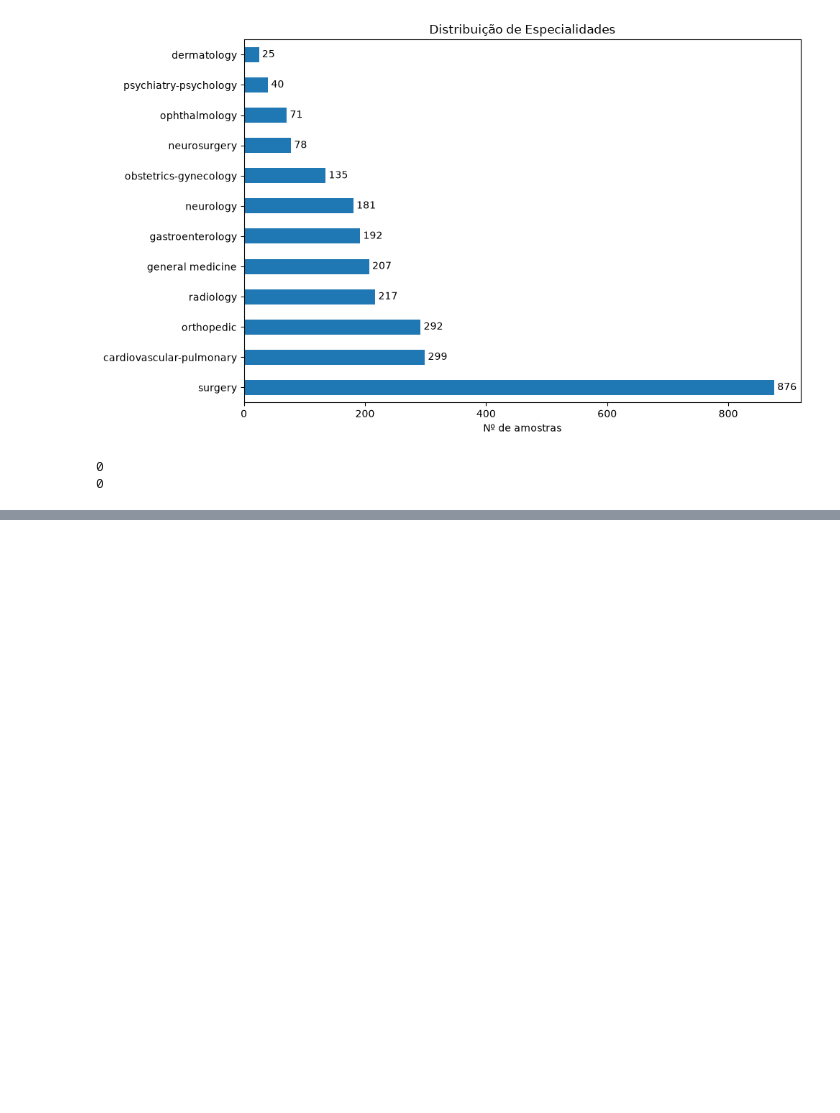
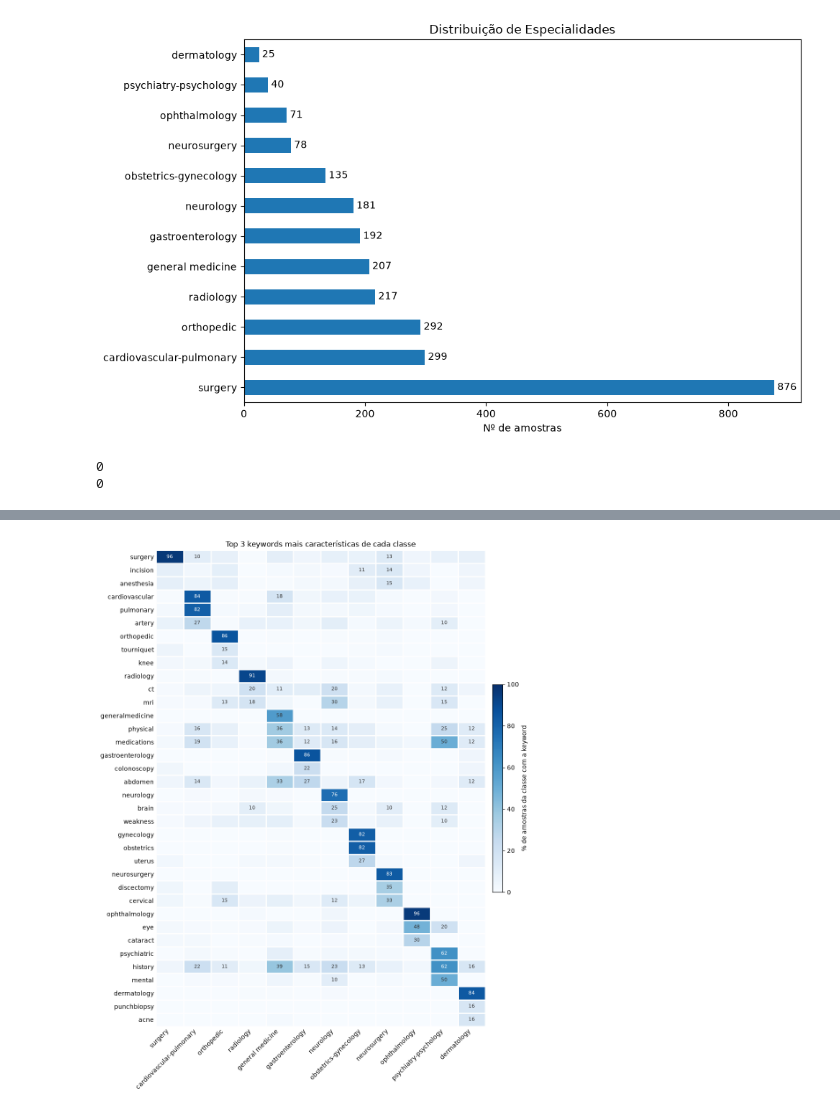
Before and after one commit to PedroM4rques/NaturalLanguage, a Jupyter notebook: data/explore_data.ipynb, the cells around one changed output, grey strips where cells are left out. Saved outputs shown, nothing was run; the diff lists cells and outputs as text; code cells hidden in the pictures; blank space fills up the shorter version.

Commit message:
More cleaning and improving keywords

```diff
--- a/data/explore_data.ipynb
+++ b/data/explore_data.ipynb
@@ -79,0 +80,48 @@ plot_keywords_dist({'Train': train_df, 'Test': test_df})
+# %%
+def plot_keywords_per_class(df: pd.DataFrame, top_n: int = 3):
+    kw = df.assign(keyword=df['keywords'].str.split(',')).explode('keyword')
+    kw = kw[kw['keyword'] != ''].reset_index()[['index', 'medical_specialty', 'keyword']].drop_duplicates()
+
+    class_size = df['medical_specialty'].value_counts()
+
+    # nº de amostras de cada classe que contêm a keyword
+    in_cls = pd.crosstab(kw['keyword'], kw['medical_specialty'])[class_size.index]
+    total  = in_cls.sum(axis=1)
+
+    # % na classe vs % no resto das classes
+    share   = in_cls.div(class_size, axis=1) * 100
+    outside = in_cls.rsub(total, axis=0).div(len(df) - class_size, axis=1) * 100
+    lift    = share - outside
+
+    # top_n keywords mais características de cada classe (sem repetir)
+    selected = []
+    for cls in class_size.index:
+        selected += [k for k in lift[cls].sort_values(ascending=False).index if k not in selected][:top_n]
+
+    data = share.loc[selected]
+
+    fig, ax = plt.subplots(figsize=(10, len(selected) * 0.3 + 2))
+    im = ax.imshow(data, cmap='Blues', vmin=0, vmax=100, aspect='auto')
+
+    ax.set_xticks(range(len(data.columns)), data.columns, rotation=45, ha='right')
+    ax.set_yticks(range(len(data.index)), data.index)
+    ax.set_xticks(np.arange(-.5, len(data.columns)), minor=True)
+    ax.set_yticks(np.arange(-.5, len(data.index)), minor=True)
+    ax.grid(which='minor', color='white', linewidth=2)
+    ax.tick_params(which='both', length=0)
+    ax.spines[:].set_visible(False)
+
+    for i in range(len(data.index)):
+        for j in range(len(data.columns)):
+            v = data.iat[i, j]
+            if v >= 10:
+                ax.text(j, i, f'{v:.0f}', ha='center', va='center', fontsize=8, color='white' if v > 60 else '#333333')
+
+    fig.colorbar(im, ax=ax, fraction=0.03, pad=0.02, label="% de amostras da classe com a keyword")
+    ax.set_title(f"Top {top_n} keywords mais características de cada classe")
+    plt.tight_layout()
+    plt.show()
+
+plot_keywords_per_class(train_df)
+# %% [output]
+[figure, added]
```
Also changed, not shown: parts of 3 cells of this notebook, 5 other files.
